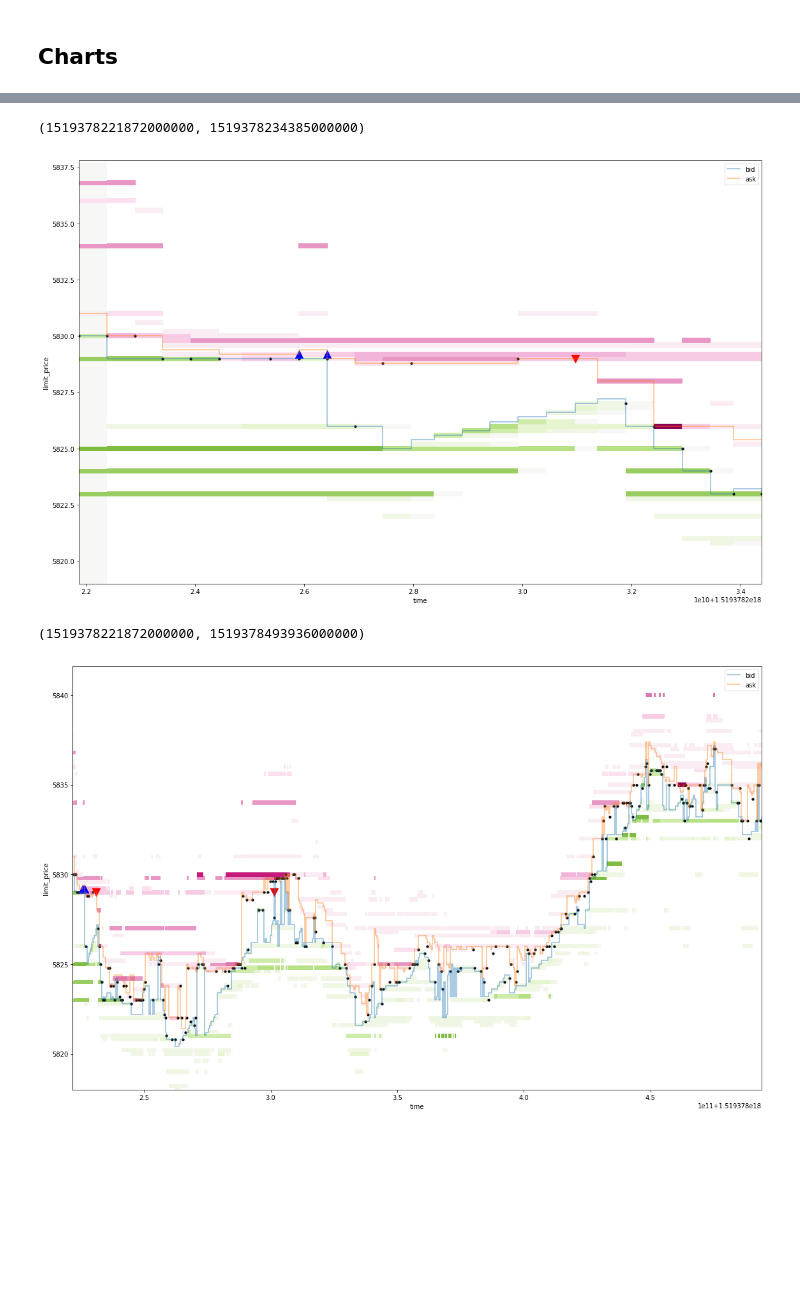
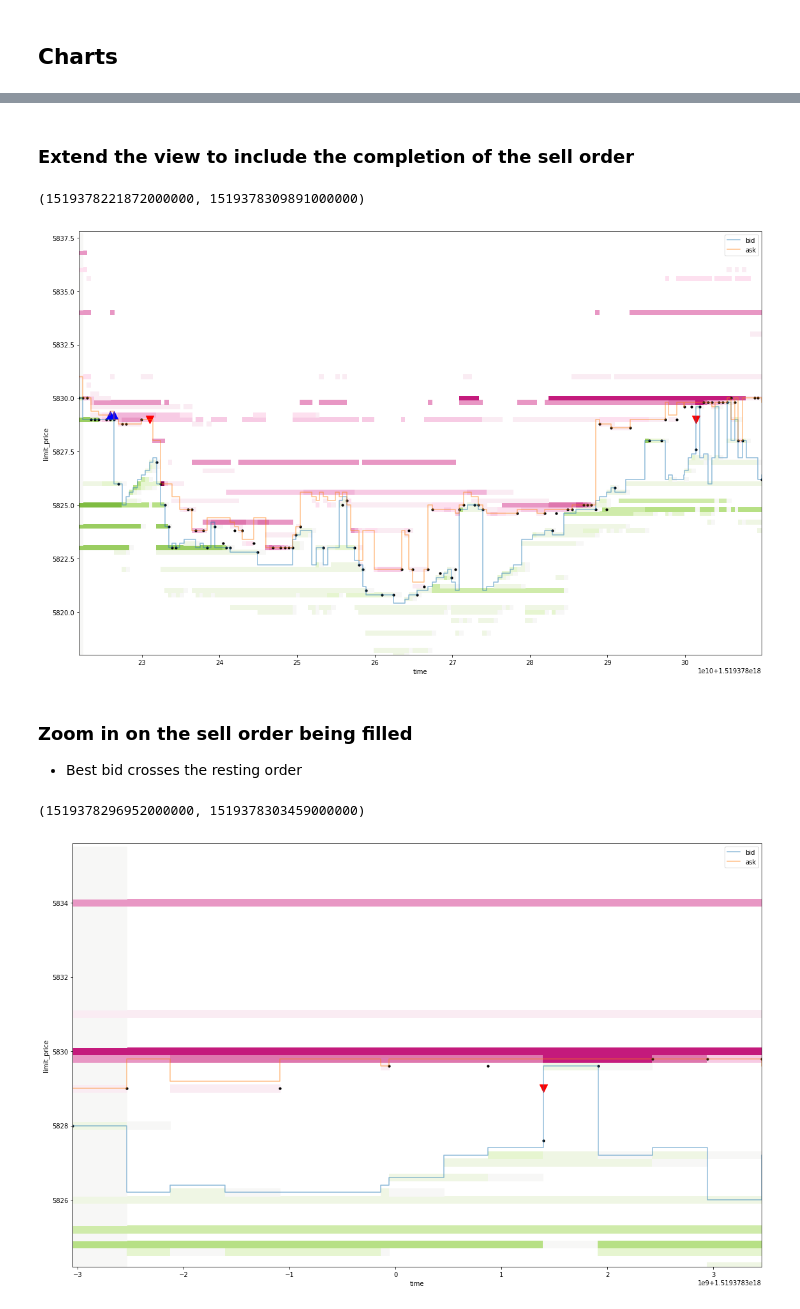
Before and after one commit to roq-trading/roq-cpp-samples, a Jupyter notebook: notebooks/simple.ipynb, the cells around one changed output, grey strips where cells are left out. Cells and saved outputs as stored; diff of their text form; code cells hidden in the pictures; blank space fills up the shorter version.

Commit message:
add comments about orders being filled

```diff
--- a/notebooks/simple.ipynb
+++ b/notebooks/simple.ipynb
@@ -464,22 +464,26 @@ def plot_data(big_size, reference_data, trade_volume, market_by_price, best_bid_
         ],
         axis=1
     ).reset_index().set_index(['time', 'order_id'])
-    tmp[tmp['side'] == 'BUY'].reset_index().plot(
-        x='time',
-        y='limit_price',
-        s=15*big_size,
-        kind='scatter',
-        c='Blue',
-        marker='^',
-        ax=ax)
-    tmp[tmp['side'] == 'SELL'].reset_index().plot(
-        x='time',
-        y='limit_price',
-        s=15*big_size,
-        kind='scatter',
-        c='Red',
-        marker='v',
-        ax=ax)
+    buy = tmp[tmp['side'] == 'BUY'].reset_index()
+    if len(buy) > 0:
+        buy.plot(
+            x='time',
+            y='limit_price',
+            s=15*big_size,
+            kind='scatter',
+            c='Blue',
+            marker='^',
+            ax=ax)
+    sell = tmp[tmp['side'] == 'SELL'].reset_index()
+    if len(sell) > 0:
+        sell.plot(
+            x='time',
+            y='limit_price',
+            s=15*big_size,
+            kind='scatter',
+            c='Red',
+            marker='v',
+            ax=ax)
     # final adjustments
     ax.set_ylim(price.min(), price.max())
     fig.tight_layout()
@@ -487,8 +512,10 @@ def plot_data(big_size, reference_data, trade_volume, market_by_price, best_bid_
+# %% [markdown]
+### Extend the view to include the completion of the sell order
 # %%
-time_0, time_1 = get_range(trade_volume, 1, 20)
+time_0, time_1 = get_range(trade_volume, 1, 100)
 time_0, time_1
 # %% [output]
-(1519378221872000000, 1519378234385000000)
+(1519378221872000000, 1519378309891000000)
 # %%
 plot_data(
     10,
@@ -496,23 +523,27 @@ plot_data(
     select_subset(trade_volume, time_0, time_1),
     select_subset(market_by_price, time_0, time_1),
     select_subset(best_bid_ask, time_0, time_1),
-    select_subset(orders, time_0, time_1),
+    orders,
     select_subset(order_update, time_0, time_1))
 # %% [output]
-[figure, old version]
+[figure, new version]
+# %% [markdown]
+### Zoom in on the sell order being filled
+
+* Best bid crosses the resting order
 # %%
-time_0, time_1 = get_range(trade_volume, 1, 250)
+time_0, time_1 = get_range(trade_volume, 80, 90)
 time_0, time_1
 # %% [output]
-(1519378221872000000, 1519378493936000000)
+(1519378296952000000, 1519378303459000000)
 # %%
 plot_data(
     10,
     reference_data,
     select_subset(trade_volume, time_0, time_1),
     select_subset(market_by_price, time_0, time_1),
     select_subset(best_bid_ask, time_0, time_1),
-    select_subset(orders, time_0, time_1),
+    orders,
     select_subset(order_update, time_0, time_1))
 # %% [output]
-[figure, old version]
+[figure, new version]
```
Also changed, not shown: parts of 3 cells of this notebook.
